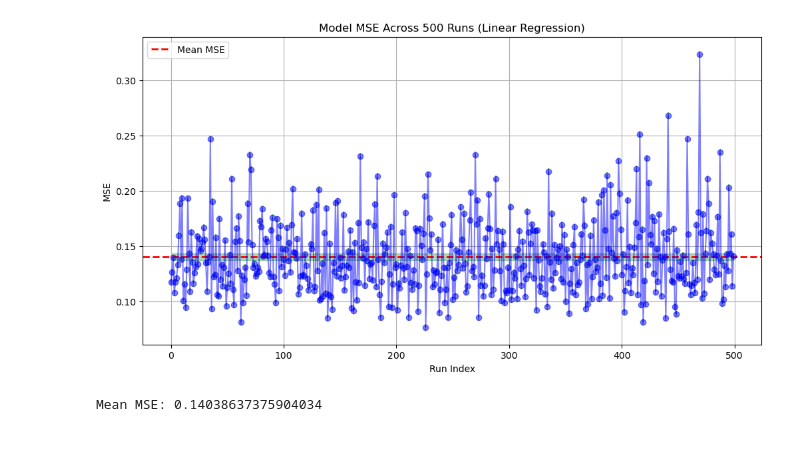
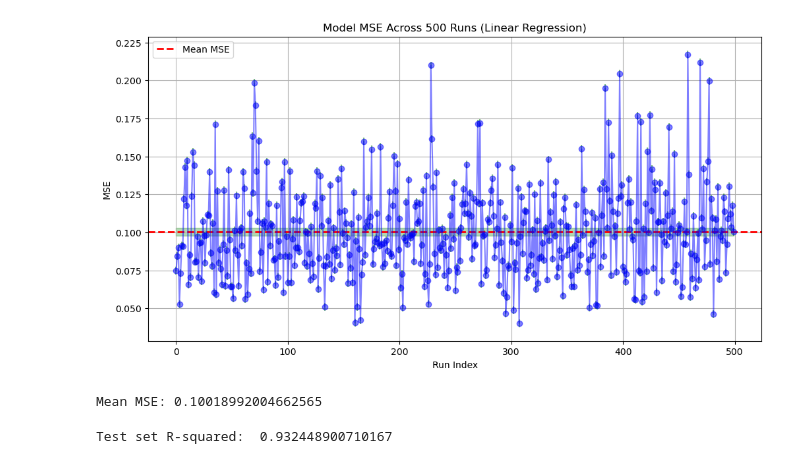
Before and after one commit to mark-earl/AML-PRJ3, a Jupyter notebook: src/linear_regression.ipynb, the cells around one changed output. Saved outputs shown, nothing was run; the diff lists cells and outputs as text; code cells hidden in the pictures.

```diff
--- a/src/linear_regression.ipynb
+++ b/src/linear_regression.ipynb
@@ -74,7 +78,9 @@ from sklearn.preprocessing import StandardScaler
 from sklearn.linear_model import LinearRegression
 from sklearn.metrics import mean_squared_error
 
-def train_and_evaluate_model(seed):
+best_n_components = grid_search.best_params_['pca__n_components']
+
+def train_and_evaluate_model(seed, n_components):
     # Split data into training and testing sets
     X_train, X_test, y_train, y_test = train_test_split(X, y, random_state=seed)
 
@@ -83,7 +89,7 @@ def train_and_evaluate_model(seed):
     X_train_scaled = scaler.fit_transform(X_train)
 
     # Apply PCA on the scaled training data
-    pca = PCA(n_components=10)
+    pca = PCA(n_components=n_components)
     X_train_pca = pca.fit_transform(X_train_scaled)
 
     # Transform the test data
@@ -104,7 +110,7 @@ def train_and_evaluate_model(seed):
 # Runs
 n_runs = 500
 results = Parallel(n_jobs=-1, verbose=1)(
-    delayed(train_and_evaluate_model)(seed) for seed in range(n_runs)
+    delayed(train_and_evaluate_model)(seed, best_n_components) for seed in range(n_runs)
 )
 
 # Convert results to array
@@ -114,6 +120,8 @@ results_array = np.array(results)
 mean_mse = np.mean(results_array)
 std_deviation = np.std(results_array)
 margin_of_error = 1.96 * (std_deviation / np.sqrt(n_runs))
+
+indices = np.arange(n_runs)
 
 # Plot the mean MSE with confidence interval using error bars
 plt.figure(figsize=(12, 6))
@@ -135,2 +143,13 @@ print(f"Mean MSE: {mean_mse}")
-[figure, old version]
+[figure, new version]
-Mean MSE: 0.14038637375904034
+Mean MSE: 0.10018992004662565
+# %%
+from sklearn.metrics import r2_score
+
+# Use the best model from the grid search to make predictions on the test set
+y_pred = grid_search.predict(X_test)
+
+# Calculate the R-squared value for the test set
+r2_test = r2_score(y_test, y_pred)
+print("Test set R-squared: ", r2_test)
+# %% [output]
+Test set R-squared:  0.932448900710167
```
Also changed, not shown: parts of 3 cells of this notebook.
